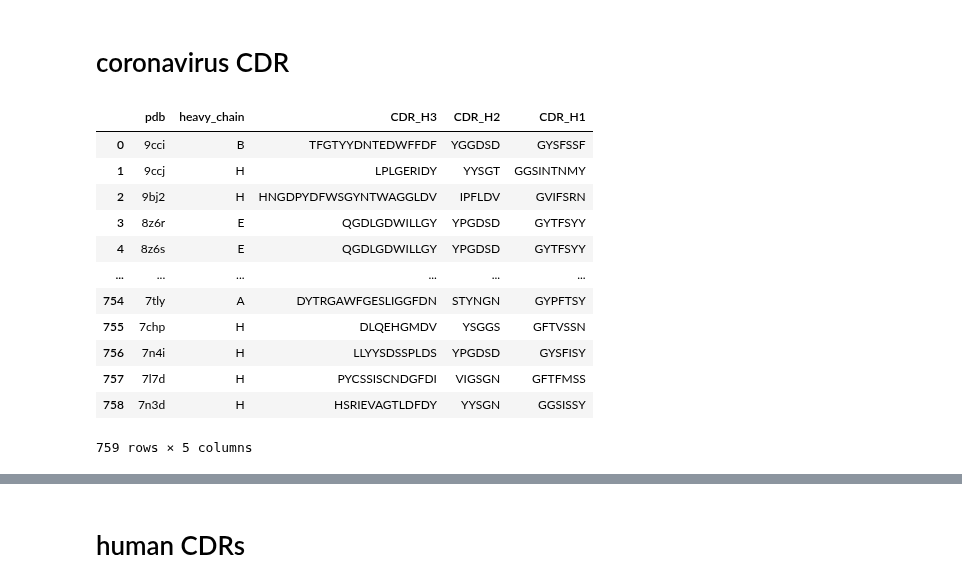
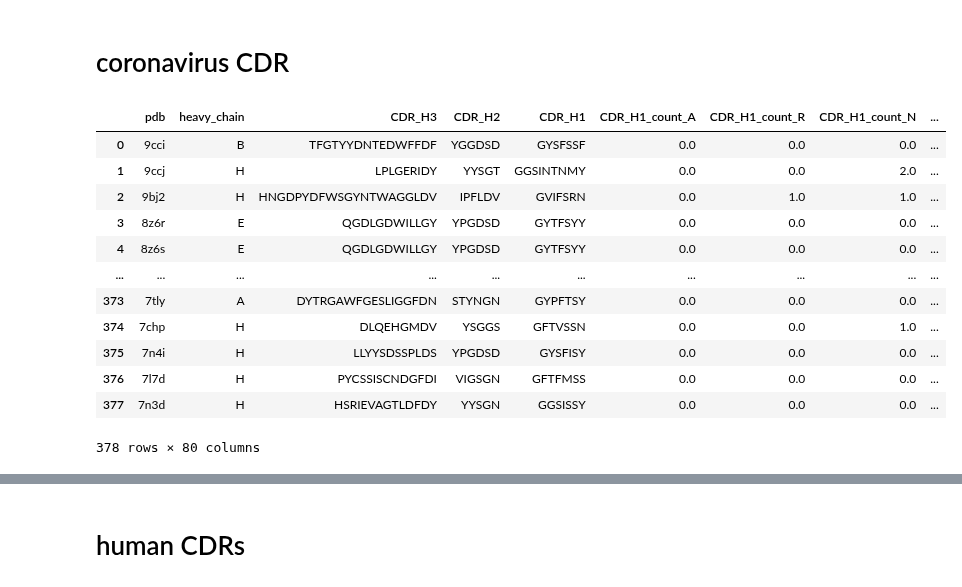
Before and after one commit to datascience-2025-group4/group04-team02, a Jupyter notebook: data cleanup/03_analysislengthAS.ipynb, the cells around one changed output, grey strips where cells are left out. Drawn from its saved outputs; the diff is of its cells as text; code cells hidden in the pictures.

```diff
--- a/data cleanup/03_analysislengthAS.ipynb
+++ b/data cleanup/03_analysislengthAS.ipynb
@@ -28,22 +28,22 @@ Successfully installed seaborn-0.13.2
 # %% [markdown]
 # coronavirus CDR
 # %%
-data = pd.read_csv('corona.tsv', sep='\t')
+data_corona = pd.read_csv('sars_cov2_cdr_seq.tsv', sep='\t')
 # %%
-data
+data_corona
 # %% [output]
-|  | pdb | heavy_chain | CDR_H3 | CDR_H2 | CDR_H1 |
-| 0 | 9cci | B | TFGTYYDNTEDWFFDF | YGGDSD | GYSFSSF |
-| 1 | 9ccj | H | LPLGERIDY | YYSGT | GGSINTNMY |
-| 2 | 9bj2 | H | HNGDPYDFWSGYNTWAGGLDV | IPFLDV | GVIFSRN |
-| 3 | 8z6r | E | QGDLGDWILLGY | YPGDSD | GYTFSYY |
-| 4 | 8z6s | E | QGDLGDWILLGY | YPGDSD | GYTFSYY |
-| ... | ... | ... | ... | ... | ... |
-| 754 | 7tly | A | DYTRGAWFGESLIGGFDN | STYNGN | GYPFTSY |
-| 755 | 7chp | H | DLQEHGMDV | YSGGS | GFTVSSN |
-| 756 | 7n4i | H | LLYYSDSSPLDS | YPGDSD | GYSFISY |
-| 757 | 7l7d | H | PYCSSISCNDGFDI | VIGSGN | GFTFMSS |
-| 758 | 7n3d | H | HSRIEVAGTLDFDY | YYSGN | GGSISSY |
+|  | pdb | heavy_chain | CDR_H3 | CDR_H2 | CDR_H1 | CDR_H1_count_A | CDR_H1_count_R | CDR_H1_count_N | ... |
+| 0 | 9cci | B | TFGTYYDNTEDWFFDF | YGGDSD | GYSFSSF | 0.0 | 0.0 | 0.0 | ... |
+| 1 | 9ccj | H | LPLGERIDY | YYSGT | GGSINTNMY | 0.0 | 0.0 | 2.0 | ... |
+| 2 | 9bj2 | H | HNGDPYDFWSGYNTWAGGLDV | IPFLDV | GVIFSRN | 0.0 | 1.0 | 1.0 | ... |
+| 3 | 8z6r | E | QGDLGDWILLGY | YPGDSD | GYTFSYY | 0.0 | 0.0 | 0.0 | ... |
+| 4 | 8z6s | E | QGDLGDWILLGY | YPGDSD | GYTFSYY | 0.0 | 0.0 | 0.0 | ... |
+| ... | ... | ... | ... | ... | ... | ... | ... | ... | ... |
+| 373 | 7tly | A | DYTRGAWFGESLIGGFDN | STYNGN | GYPFTSY | 0.0 | 0.0 | 0.0 | ... |
+| 374 | 7chp | H | DLQEHGMDV | YSGGS | GFTVSSN | 0.0 | 0.0 | 1.0 | ... |
+| 375 | 7n4i | H | LLYYSDSSPLDS | YPGDSD | GYSFISY | 0.0 | 0.0 | 0.0 | ... |
+| 376 | 7l7d | H | PYCSSISCNDGFDI | VIGSGN | GFTFMSS | 0.0 | 0.0 | 0.0 | ... |
+| 377 | 7n3d | H | HSRIEVAGTLDFDY | YYSGN | GGSISSY | 0.0 | 0.0 | 0.0 | ... |
-759 rows × 5 columns
+378 rows × 80 columns
 # %%
 for i in range(1,4):
```
Also changed, not shown: parts of 25 cells of this notebook, 3 other files.
